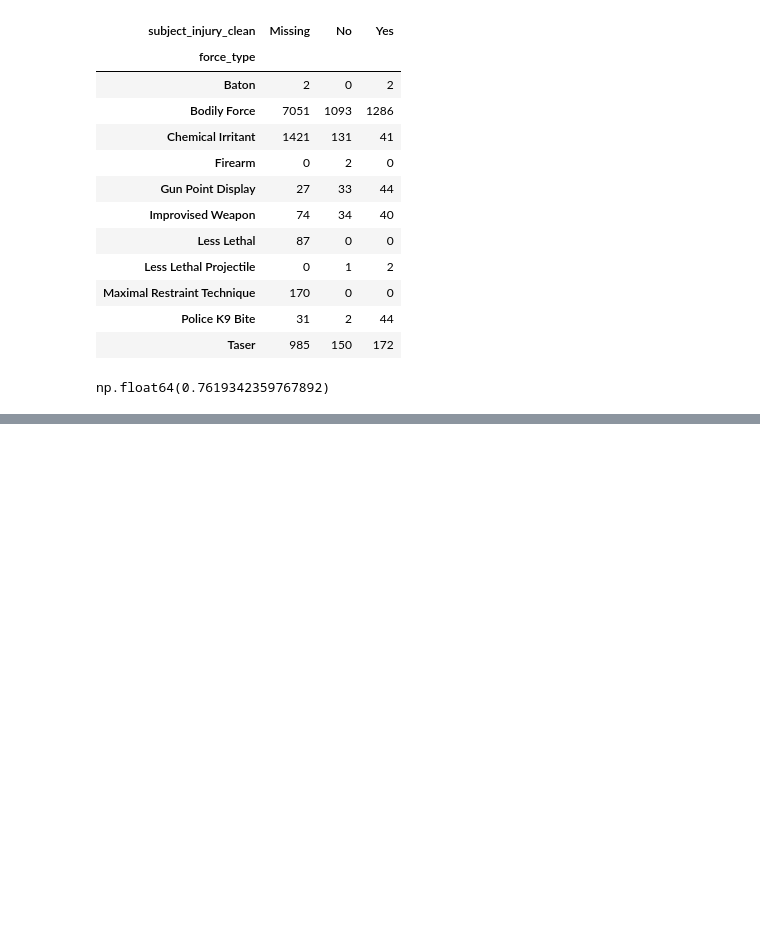
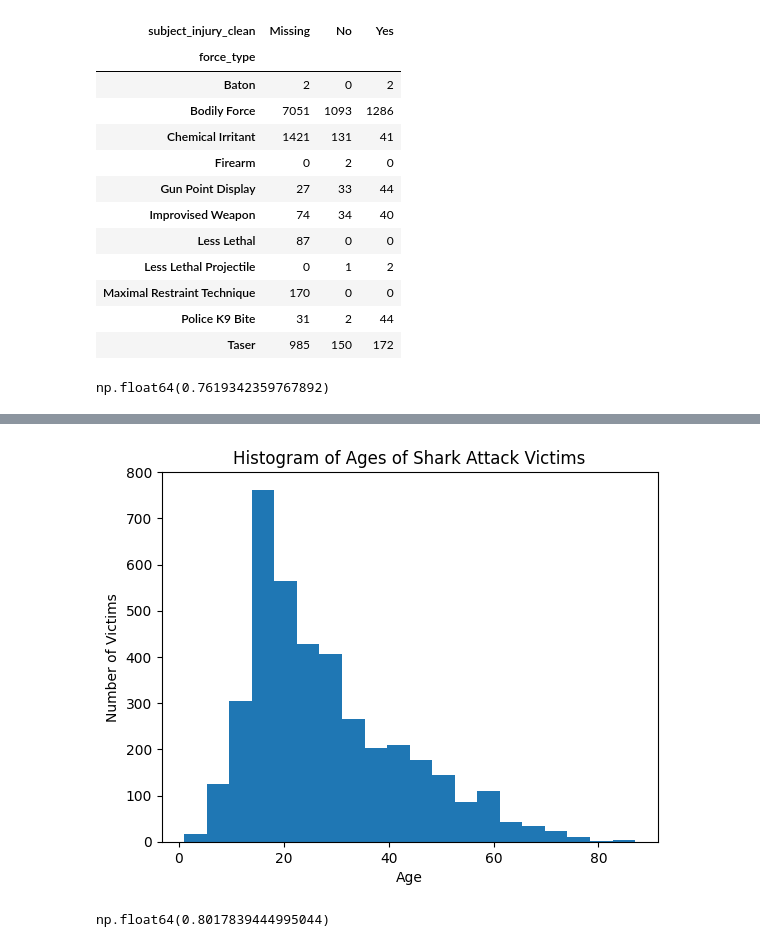
Before and after one commit to inmarjr/wrangling, a Jupyter notebook: assignment/assignment.ipynb, the cells around one changed output, grey strips where cells are left out. Saved outputs shown, nothing was run; the diff lists cells and outputs as text; code cells hidden in the pictures; blank space fills up the shorter version.

```diff
--- a/assignment/assignment.ipynb
+++ b/assignment/assignment.ipynb
@@ -107,0 +142,6 @@ np.float64(0.7619342359767892)
+# %%
+#Q2.1
+import pandas as pd
+
+sharks = pd.read_excel("GSAF5.xls")
+sharks.head()
@@ -107,0 +156,13 @@ np.float64(0.7619342359767892)
+# %%
+#Q2.2
+sharks = sharks.drop(columns=[
+    "pdf",
+    "href formula",
+    "href",
+    "Case Number",
+    "Case Number.1",
+    "original order",
+    "Unnamed: 21",
+    "Unnamed: 22"
+])
+sharks.head()
@@ -107,0 +176,4 @@ np.float64(0.7619342359767892)
+# %%
+#Q2.3
+sharks = sharks.dropna(subset=["Year"])
+sharks["Year"].min(), sharks["Year"].max()
@@ -107,0 +202,4 @@ np.float64(0.7619342359767892)
+# %%
+#Q2.4
+sharks["Age"] = sharks["Age"].replace(["?", " ", ""], pd.NA)
+sharks["Age"] = pd.to_numeric(sharks["Age"], errors="coerce")
@@ -107,0 +234,17 @@ np.float64(0.7619342359767892)
+# %%
+import matplotlib.pyplot as plt
+plt.figure()
+plt.hist(sharks["Age"].dropna(), bins=20)
+plt.xlabel("Age")
+plt.ylabel("Number of Victims")
+plt.title("Histogram of Ages of Shark Attack Victims")
+plt.show()
+# %% [output]
+[figure, added]
+# %%
+#Q2.5
+sharks["Sex"].value_counts(dropna=False)
+prop_male = (sharks["Sex"] == "M").mean()
+prop_male
+# %% [output]
+np.float64(0.8017839444995044)
```
Also changed, not shown: parts of 20 cells of this notebook.
